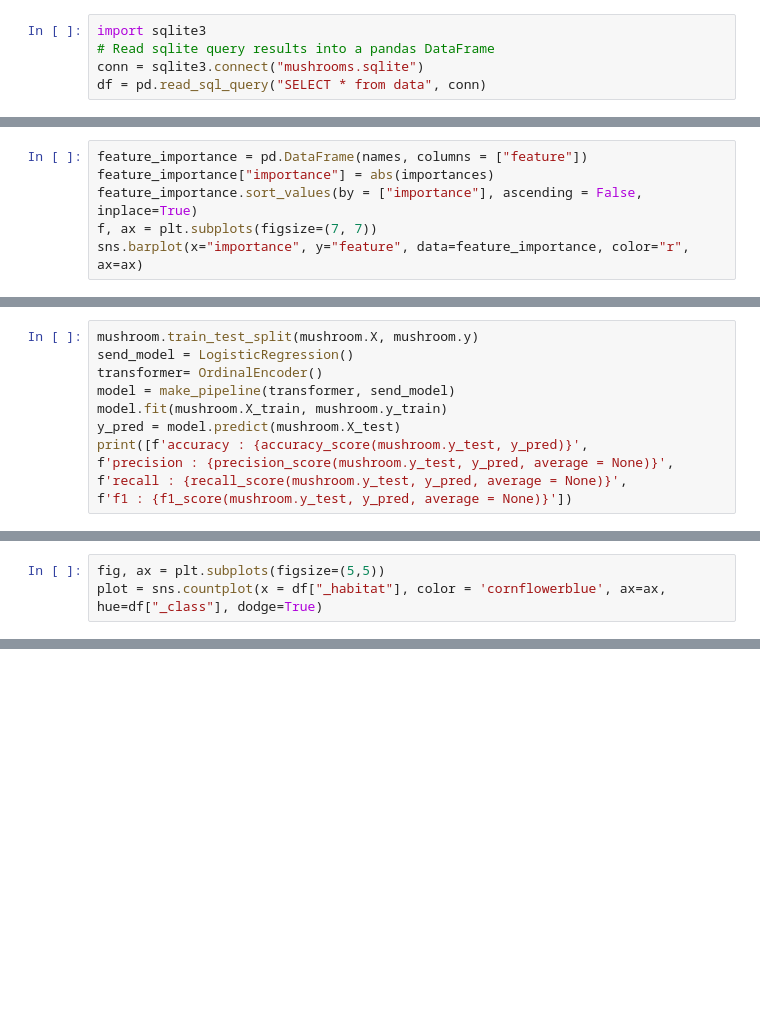
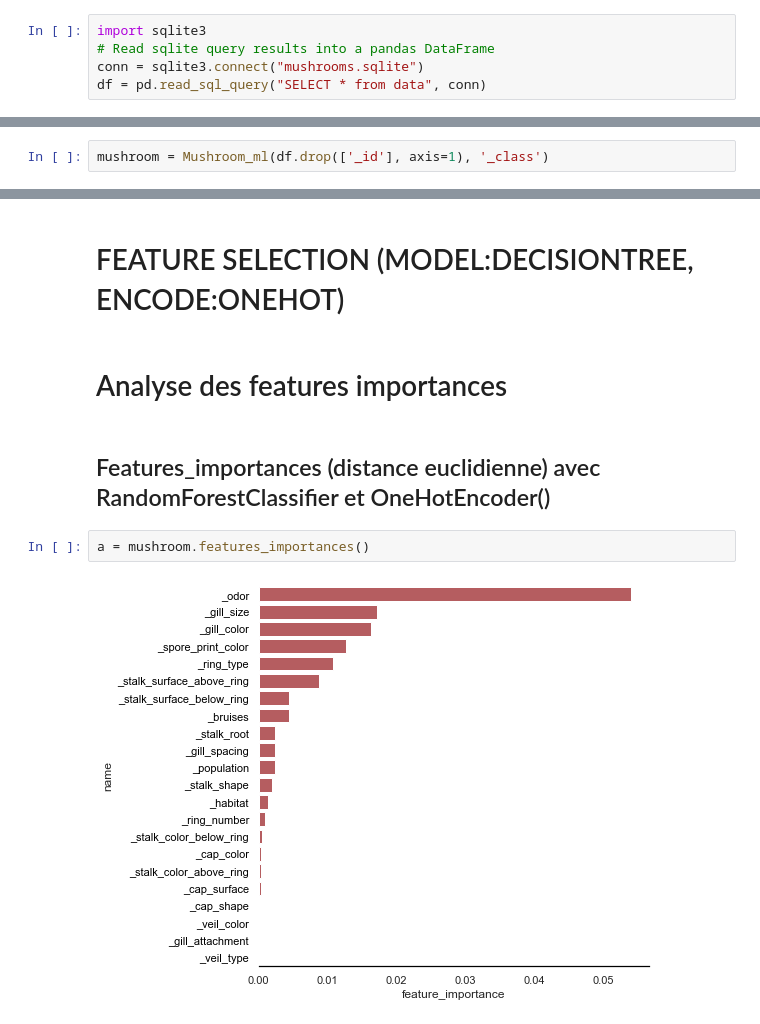
Before and after one commit to art2mkl/good_mushrooms, a Jupyter notebook: ml_default.ipynb, the cells around one changed output, grey strips where cells are left out. Cells and saved outputs as stored; diff of their text form; blank space fills up the shorter version.

```diff
--- a/ml_default.ipynb
+++ b/ml_default.ipynb
@@ -271,6 +46,0 @@ plt.show()
-# %%
-feature_importance = pd.DataFrame(names, columns = ["feature"])
-feature_importance["importance"] = abs(importances)
-feature_importance.sort_values(by = ["importance"], ascending = False, inplace=True)
-f, ax = plt.subplots(figsize=(7, 7))
-sns.barplot(x="importance", y="feature", data=feature_importance, color="r", ax=ax)
@@ -280,11 +46,0 @@ sns.barplot(x="importance", y="feature", data=feature_importance, color="r", ax=
-# %%
-mushroom.train_test_split(mushroom.X, mushroom.y)
-send_model = LogisticRegression()
-transformer= OrdinalEncoder()
-model = make_pipeline(transformer, send_model)
-model.fit(mushroom.X_train, mushroom.y_train)
-y_pred = model.predict(mushroom.X_test)
-print([f'accuracy : {accuracy_score(mushroom.y_test, y_pred)}',
-f'precision : {precision_score(mushroom.y_test, y_pred, average = None)}',
-f'recall : {recall_score(mushroom.y_test, y_pred, average = None)}',
-f'f1 : {f1_score(mushroom.y_test, y_pred, average = None)}'])
@@ -316,3 +46,0 @@ model : RandomForestClassifier(n_estimators=10) => 0.9970605115324366
-# %%
-fig, ax = plt.subplots(figsize=(5,5))
-plot = sns.countplot(x = df["_habitat"], color = 'cornflowerblue', ax=ax, hue=df["_class"], dodge=True)
@@ -415,0 +423,2 @@ display_list
+# %%
+mushroom = Mushroom_ml(df.drop(['_id'], axis=1), '_class')
@@ -415,0 +445,10 @@ display_list
+# %% [markdown]
+# FEATURE SELECTION (MODEL:DECISIONTREE, ENCODE:ONEHOT)
+# %% [markdown]
+# Analyse des features importances
+# %% [markdown]
+## Features_importances (distance euclidienne) avec RandomForestClassifier et OneHotEncoder()
+# %%
+a = mushroom.features_importances()
+# %% [output]
+[figure, added]
```
Also changed, not shown: parts of 93 cells of this notebook, 7 other files.
